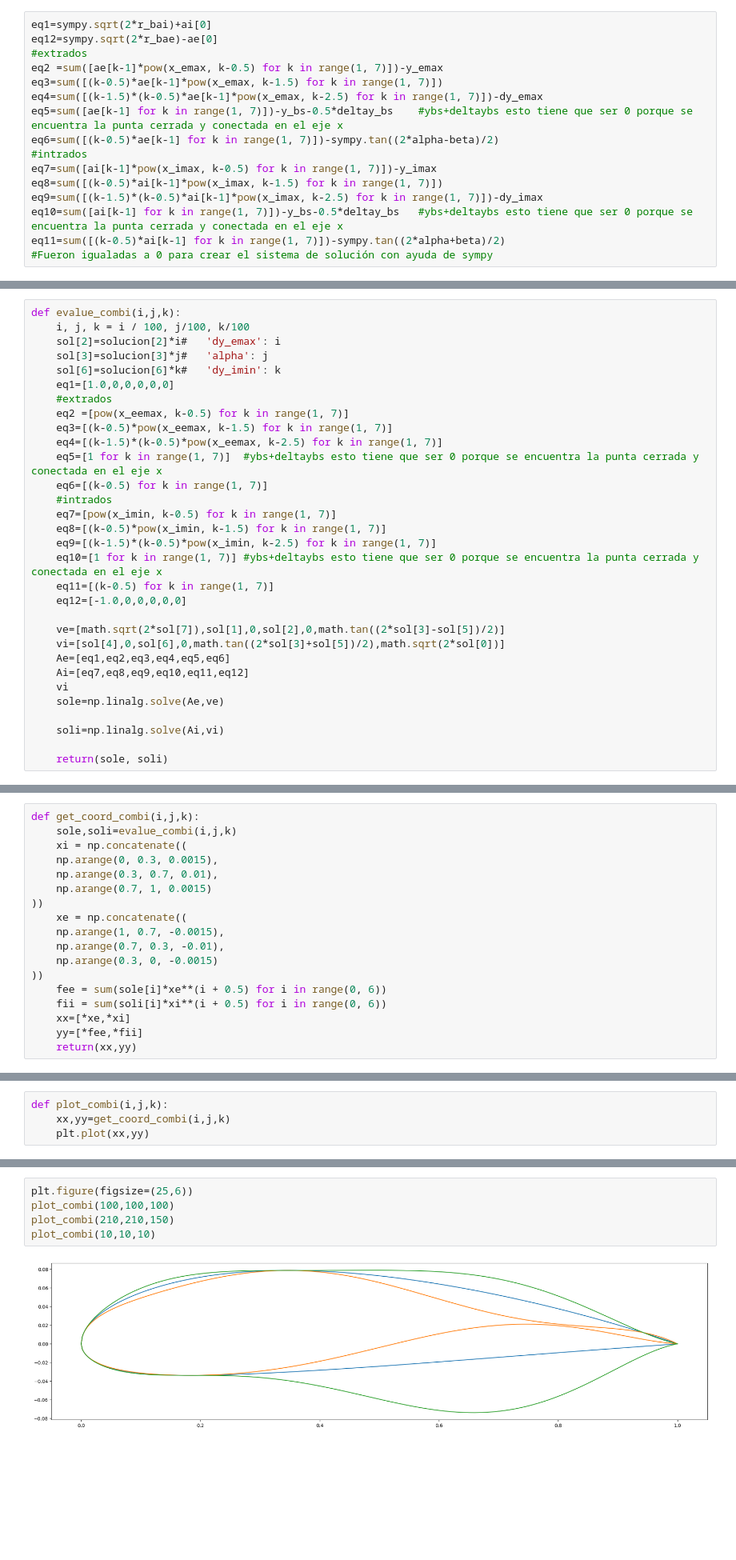
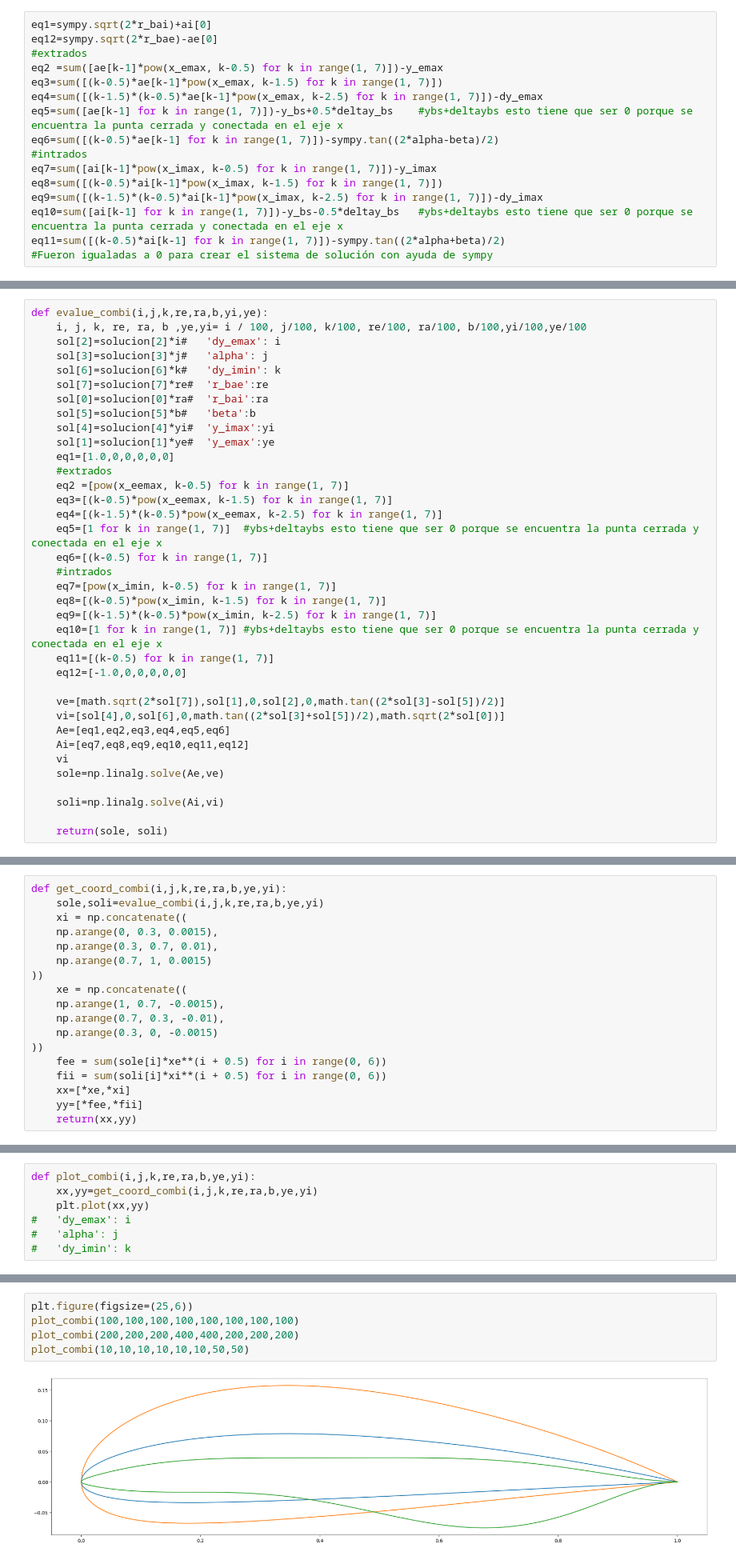
Before and after one commit to Kijoselo/opt_air, a Jupyter notebook: Eficiencia de todas las combinaciones.ipynb, the cells around one changed output, grey strips where cells are left out. Shown at 80% size. Saved outputs shown, nothing was run; the diff lists cells and outputs as text; blank space fills up the shorter version.

```diff
--- a/Eficiencia de todas las combinaciones.ipynb
+++ b/Eficiencia de todas las combinaciones.ipynb
@@ -150,7 +146,7 @@ eq12=sympy.sqrt(2*r_bae)-ae[0]
 eq2 =sum([ae[k-1]*pow(x_emax, k-0.5) for k in range(1, 7)])-y_emax
 eq3=sum([(k-0.5)*ae[k-1]*pow(x_emax, k-1.5) for k in range(1, 7)])
 eq4=sum([(k-1.5)*(k-0.5)*ae[k-1]*pow(x_emax, k-2.5) for k in range(1, 7)])-dy_emax
-eq5=sum([ae[k-1] for k in range(1, 7)])-y_bs-0.5*deltay_bs    #ybs+deltaybs esto tiene que ser 0 porque se encuentra la punta cerrada y conectada en el eje x
+eq5=sum([ae[k-1] for k in range(1, 7)])-y_bs+0.5*deltay_bs    #ybs+deltaybs esto tiene que ser 0 porque se encuentra la punta cerrada y conectada en el eje x
 eq6=sum([(k-0.5)*ae[k-1] for k in range(1, 7)])-sympy.tan((2*alpha-beta)/2)
 #intrados
 eq7=sum([ai[k-1]*pow(x_imax, k-0.5) for k in range(1, 7)])-y_imax
@@ -253,11 +249,16 @@ sol=np.array([*solucion]) #sprad operador de esparcir
 # %% [markdown]
 <h2>4. Calculo de los parametros de los perfiles variados
 # %%
-def evalue_combi(i,j,k):
-    i, j, k = i / 100, j/100, k/100
+def evalue_combi(i,j,k,re,ra,b,yi,ye):
+    i, j, k, re, ra, b ,ye,yi= i / 100, j/100, k/100, re/100, ra/100, b/100,yi/100,ye/100
     sol[2]=solucion[2]*i#   'dy_emax': i
     sol[3]=solucion[3]*j#   'alpha': j
     sol[6]=solucion[6]*k#   'dy_imin': k
+    sol[7]=solucion[7]*re#  'r_bae':re
+    sol[0]=solucion[0]*ra#  'r_bai':ra
+    sol[5]=solucion[5]*b#   'beta':b
+    sol[4]=solucion[4]*yi#  'y_imax':yi
+    sol[1]=solucion[1]*ye#  'y_emax':ye
     eq1=[1.0,0,0,0,0,0]
     #extrados
     eq2 =[pow(x_eemax, k-0.5) for k in range(1, 7)]
@@ -286,8 +287,8 @@ def evalue_combi(i,j,k):
 # %% [markdown]
 <h3>-> Declaración de las funciones de los nuevos perfiles
 # %%
-def get_coord_combi(i,j,k):
-    sole,soli=evalue_combi(i,j,k)
+def get_coord_combi(i,j,k,re,ra,b,ye,yi):
+    sole,soli=evalue_combi(i,j,k,re,ra,b,ye,yi)
     xi = np.concatenate((
     np.arange(0, 0.3, 0.0015),
     np.arange(0.3, 0.7, 0.01),
@@ -306,18 +307,21 @@ def get_coord_combi(i,j,k):
 # %% [markdown]
 Creación de las impresiones de los nuevos perfiles
 # %%
-def plot_combi(i,j,k):
-    xx,yy=get_coord_combi(i,j,k)
+def plot_combi(i,j,k,re,ra,b,ye,yi):
+    xx,yy=get_coord_combi(i,j,k,re,ra,b,ye,yi)
     plt.plot(xx,yy)
+#   'dy_emax': i
+#   'alpha': j
+#   'dy_imin': k
 # %% [markdown]
 <h3>->Perfil base 2411
 # %%
 plt.figure(figsize=(25,6))
-plot_combi(100,100,100)
-plot_combi(210,210,150)
-plot_combi(10,10,10)
+plot_combi(100,100,100,100,100,100,100,100)
+plot_combi(200,200,200,400,400,200,200,200)
+plot_combi(10,10,10,10,10,10,50,50)
 # %% [output]
-[figure, old version]
+[figure, new version]
 # %% [markdown]
 <h3>->Impresión de varios perfiles
 # %%
```
Also changed, not shown: parts of 48 cells of this notebook.
